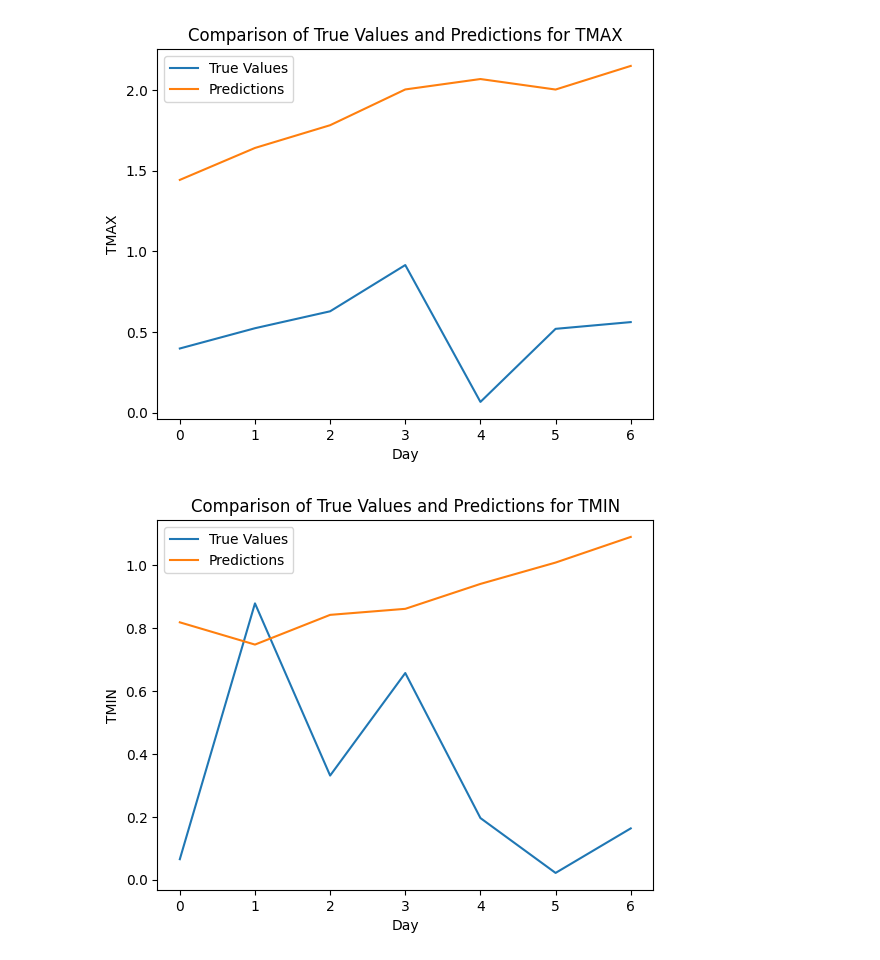
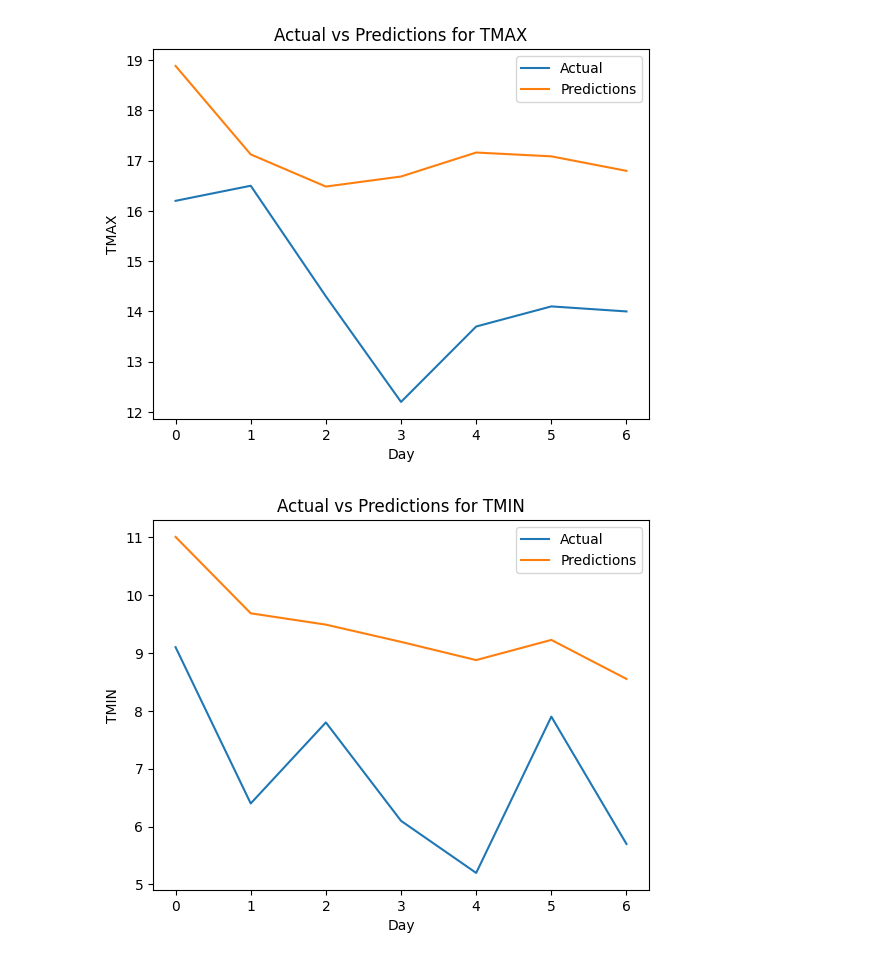
Before and after one commit to Dawid-Lukasiewicz/weather_forecast_with_ml, a Jupyter notebook: src/use_model.ipynb, the cells around one changed output. Saved outputs shown, nothing was run; the diff lists cells and outputs as text; code cells hidden in the pictures.

Commit message:
predictions on real data

```diff
--- a/src/use_model.ipynb
+++ b/src/use_model.ipynb
@@ -1,31 +1,42 @@
 # %%
+from pathlib import Path
+import pandas as pd
 import numpy as np
 from tensorflow.keras.models import load_model
+import matplotlib.pyplot as plt
 
+base_path = Path("../")
+data_dir_path = base_path.joinpath("data/final_IMGW")
+
+# Load 30 days data
+data_30d_file_path = data_dir_path.joinpath("dane30d_10-2023.csv")
+data_30d = pd.read_csv(data_30d_file_path, index_col="DATE")
+# Load data to array of shape (1, 30, 3)
+model_data = np.empty((1, 30, 3))
+model_data[0] = data_30d[['PRECIPITATION', 'TMAX', 'TMIN']].iloc[:30].values
+
+# Load 7 days data
+data_7d_file_path = data_dir_path.joinpath("dane7d_11-2023.csv")
+data_7d = pd.read_csv(data_7d_file_path, index_col="DATE")
+# Load true prediction data to array of shape (7, 3)
+true_weather = np.empty((7, 3))
+true_weather = data_7d[['PRECIPITATION', 'TMAX', 'TMIN']].iloc[:7].values
+
+# Load model
 model = load_model('2Layers_Linear-saved.h5')
 
-# Generate random dummy data
-mock_data = np.random.random((30, 3))  # 30 days, 3 features
-mock_data = mock_data.reshape(1, *mock_data.shape)  # Reshape to fit model input --> (1, 30, 3)
-
-predicted_weather = model.predict(mock_data)
+predicted_weather = model.predict(model_data)
 
 # Reshape the predictions to format (7 days, 3 features)
 predicted_weather = predicted_weather.reshape(7, 3)
-
-# Generate mock true values for comparison
-true_weather = np.random.random((7, 3))  # 7 days, 3 features
-
-# Plotting
-import matplotlib.pyplot as plt
 
 # Plot for each feature
 features = ['PRECIPITATION', 'TMAX', 'TMIN']
 for i, feature in enumerate(features):
     plt.figure()
-    plt.plot(true_weather[:, i], label='True Values')
+    plt.plot(true_weather[:, i], label='Actual')
     plt.plot(predicted_weather[:, i], label='Predictions')
-    plt.title(f'Comparison of True Values and Predictions for {feature}')
+    plt.title(f'Actual vs Predictions for {feature}')
     plt.xlabel('Day')
     plt.ylabel(feature)
     plt.legend()
@@ -44,2 +55,2 @@ To enable the following instructions: AVX2 FMA, in other operations, rebuild Ten
-[figure, old version]
+[figure, new version]
-[figure, old version]
+[figure, new version]
```
Also changed, not shown: parts of 1 cell of this notebook.
